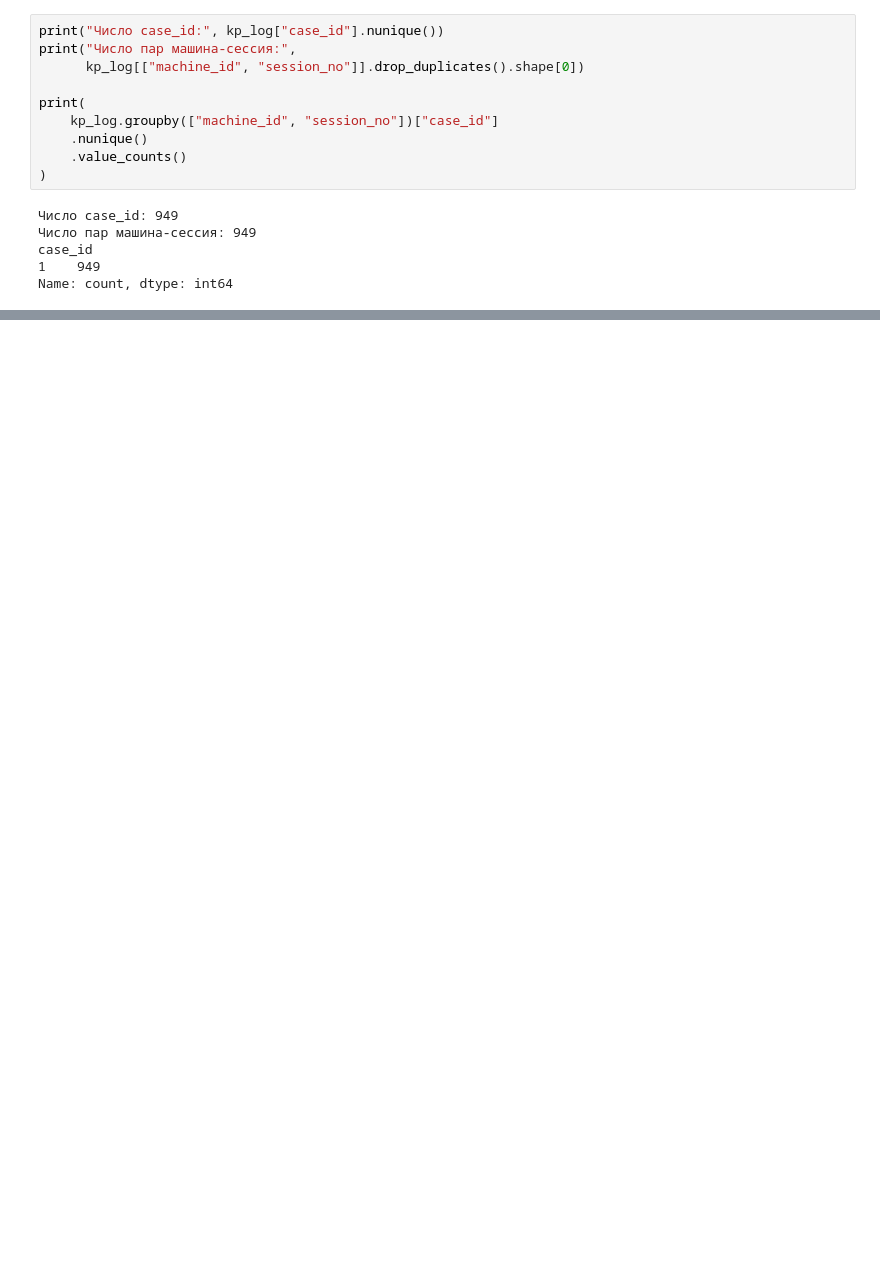
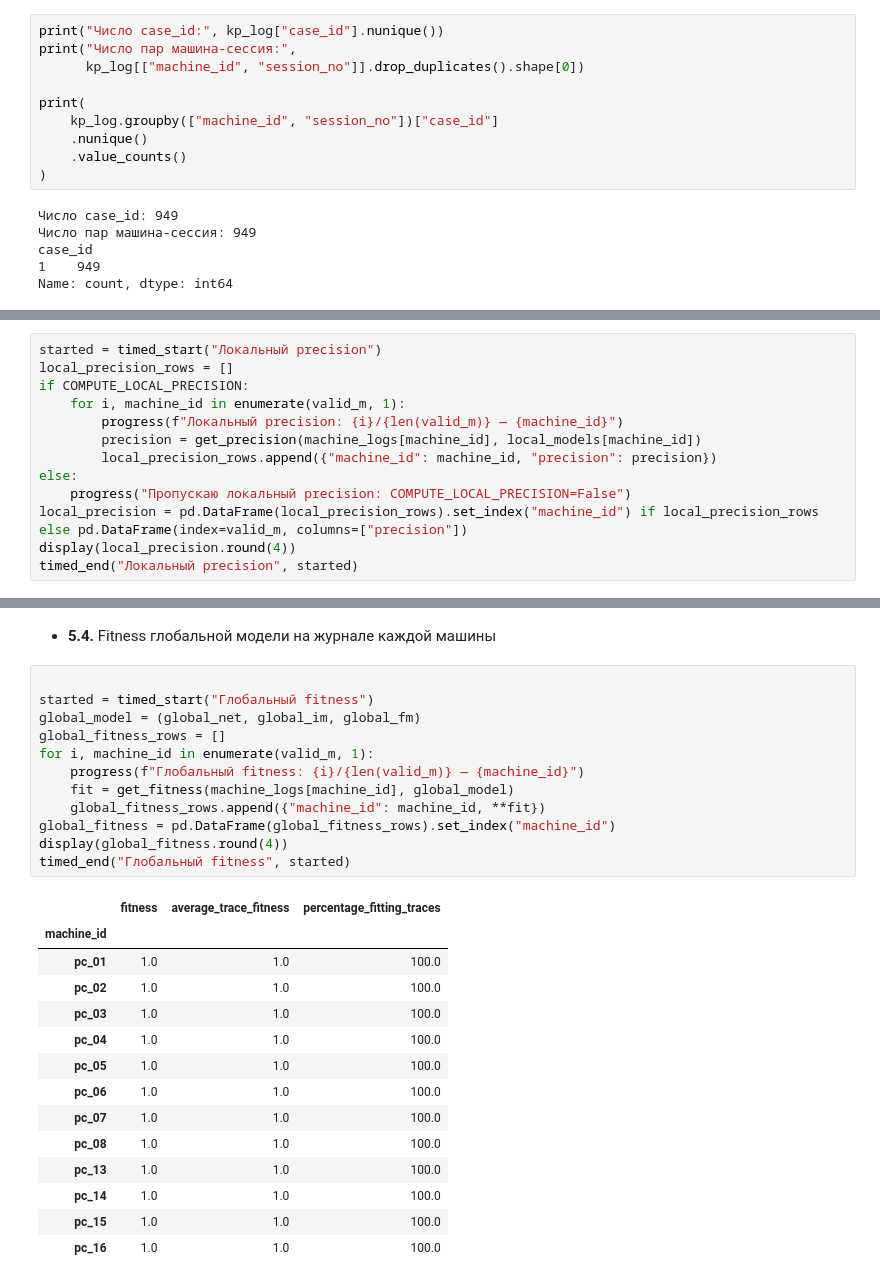
Before and after one commit to iuliivasilev/SurvivalProcessMining, a Jupyter notebook: Reliability_Sudeikina/04_component_schemes.ipynb, the cells around one changed output, grey strips where cells are left out. Saved outputs shown, nothing was run; the diff lists cells and outputs as text; blank space fills up the shorter version.

```diff
--- a/Reliability_Sudeikina/04_component_schemes.ipynb
+++ b/Reliability_Sudeikina/04_component_schemes.ipynb
@@ -232,0 +341,13 @@ Name: count, dtype: int64
+# %%
+started = timed_start("Локальный precision")
+local_precision_rows = []
+if COMPUTE_LOCAL_PRECISION:
+    for i, machine_id in enumerate(valid_m, 1):
+        progress(f"Локальный precision: {i}/{len(valid_m)} — {machine_id}")
+        precision = get_precision(machine_logs[machine_id], local_models[machine_id])
+        local_precision_rows.append({"machine_id": machine_id, "precision": precision})
+else:
+    progress("Пропускаю локальный precision: COMPUTE_LOCAL_PRECISION=False")
+local_precision = pd.DataFrame(local_precision_rows).set_index("machine_id") if local_precision_rows else pd.DataFrame(index=valid_m, columns=["precision"])
+display(local_precision.round(4))
+timed_end("Локальный precision", started)
@@ -232,0 +402,29 @@ Name: count, dtype: int64
+# %% [markdown]
+- **5.4.** Fitness глобальной модели на журнале каждой машины
+# %%
+
+started = timed_start("Глобальный fitness")
+global_model = (global_net, global_im, global_fm)
+global_fitness_rows = []
+for i, machine_id in enumerate(valid_m, 1):
+    progress(f"Глобальный fitness: {i}/{len(valid_m)} — {machine_id}")
+    fit = get_fitness(machine_logs[machine_id], global_model)
+    global_fitness_rows.append({"machine_id": machine_id, **fit})
+global_fitness = pd.DataFrame(global_fitness_rows).set_index("machine_id")
+display(global_fitness.round(4))
+timed_end("Глобальный fitness", started)
+# %% [output]
+|  | fitness | average_trace_fitness | percentage_fitting_traces |
+| machine_id |  |  |  |
+| pc_01 | 1.0 | 1.0 | 100.0 |
+| pc_02 | 1.0 | 1.0 | 100.0 |
+| pc_03 | 1.0 | 1.0 | 100.0 |
+| pc_04 | 1.0 | 1.0 | 100.0 |
+| pc_05 | 1.0 | 1.0 | 100.0 |
+| pc_06 | 1.0 | 1.0 | 100.0 |
+| pc_07 | 1.0 | 1.0 | 100.0 |
+| pc_08 | 1.0 | 1.0 | 100.0 |
+| pc_13 | 1.0 | 1.0 | 100.0 |
+| pc_14 | 1.0 | 1.0 | 100.0 |
+| pc_15 | 1.0 | 1.0 | 100.0 |
+| pc_16 | 1.0 | 1.0 | 100.0 |
```
Also changed, not shown: parts of 19 cells of this notebook.
